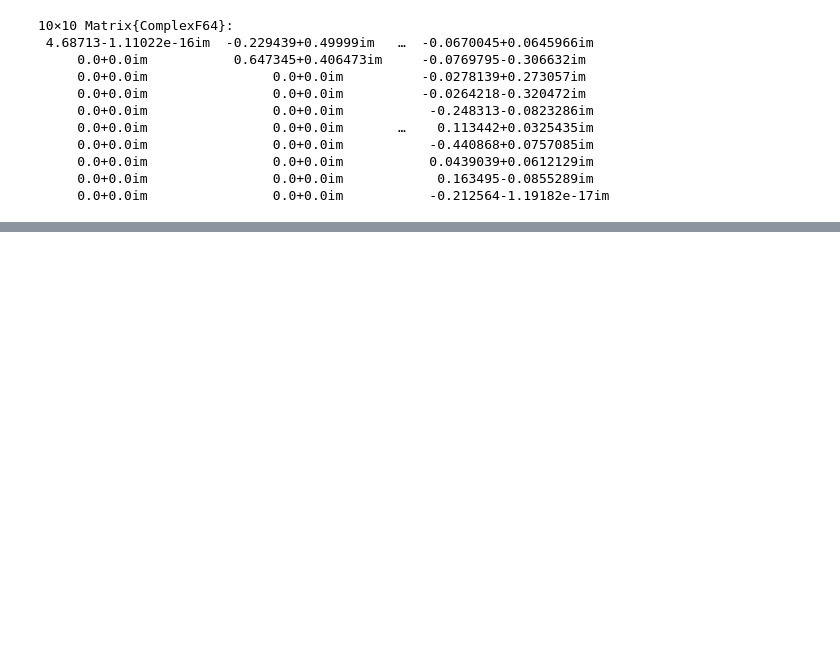
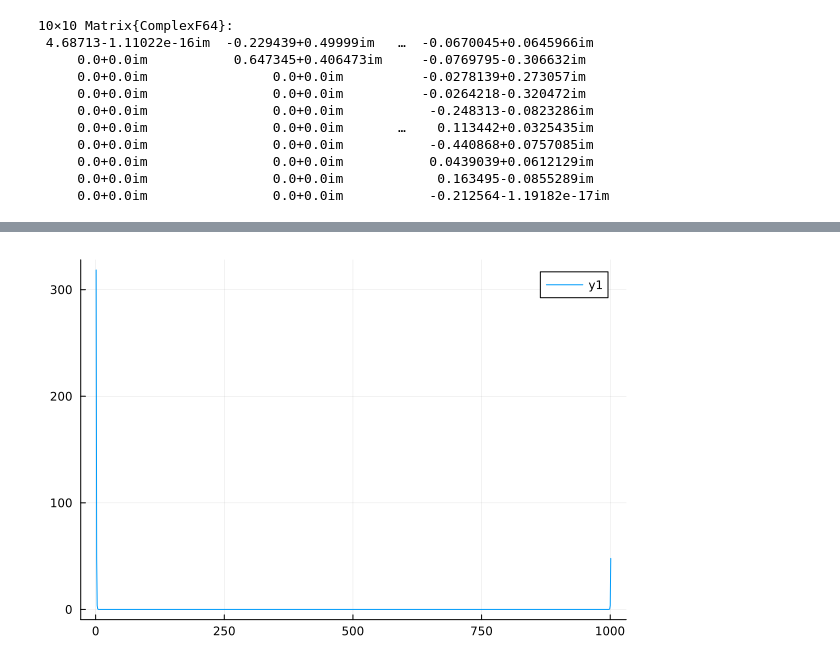
Before and after one commit to JuliaBallArithmetic/BallArithmetic.jl, a Jupyter notebook: notebook/fouriersvd.ipynb, the cells around one changed output, grey strips where cells are left out. Saved outputs shown, nothing was run; the diff lists cells and outputs as text; code cells hidden in the pictures; blank space fills up the shorter version.

```diff
--- a/notebook/fouriersvd.ipynb
+++ b/notebook/fouriersvd.ipynb
@@ -124,0 +139,4 @@ plt
+# %%
+plot(abs.(fft([x[end] for x in vals])))
+# %% [output]
+[figure, added]
```
Also changed, not shown: parts of 6 cells of this notebook, 1 other file.
